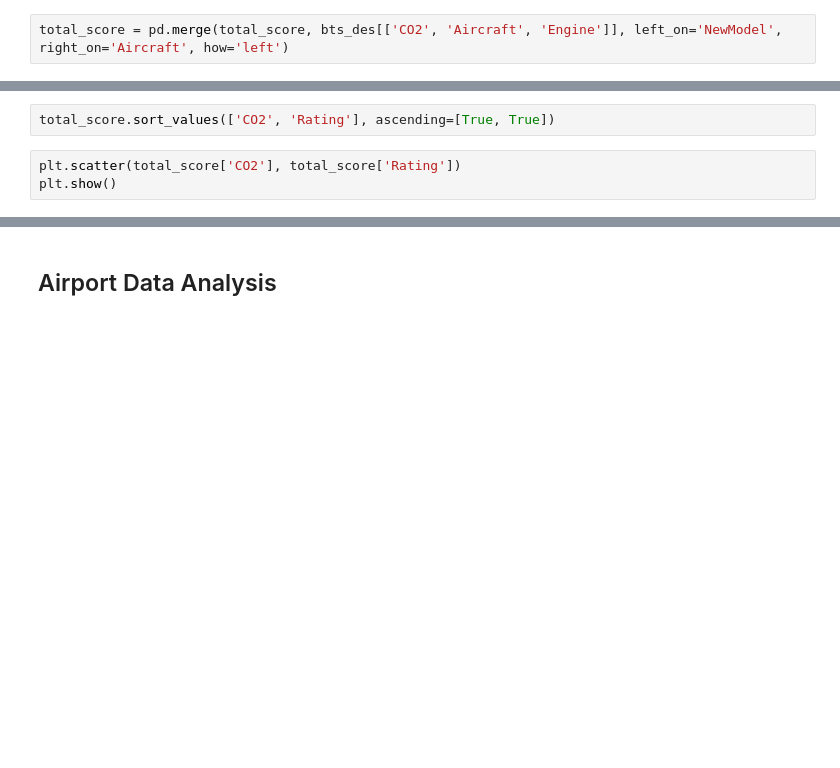
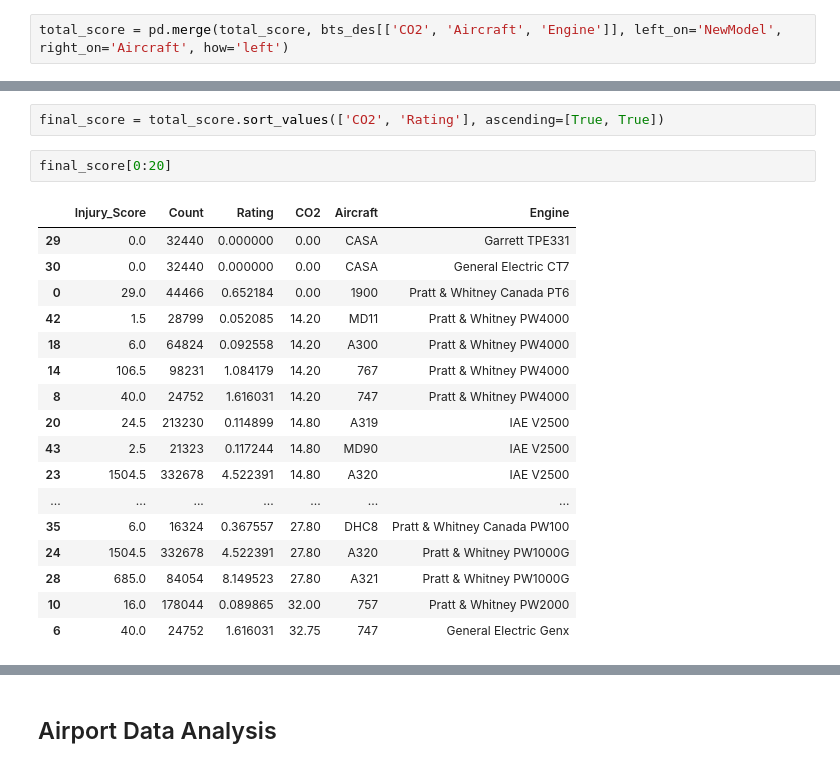
Before and after one commit to tstrain199/Aircraft_Safety_Analysis, a Jupyter notebook: Create-Data-Sets.ipynb, the cells around one changed output, grey strips where cells are left out. Cells and saved outputs as stored; diff of their text form; blank space fills up the shorter version.

```diff
--- a/Create-Data-Sets.ipynb
+++ b/Create-Data-Sets.ipynb
@@ -344,5 +354,22 @@ total_score.columns
 # %%
-total_score.sort_values(['CO2', 'Rating'], ascending=[True, True])
+final_score = total_score.sort_values(['CO2', 'Rating'], ascending=[True, True])
-# %%
-plt.scatter(total_score['CO2'], total_score['Rating'])
-plt.show()
+# %%
+final_score[0:20]
+# %% [output]
+|  | Injury_Score | Count | Rating | CO2 | Aircraft | Engine |
+| 29 | 0.0 | 32440 | 0.000000 | 0.00 | CASA | Garrett TPE331 |
+| 30 | 0.0 | 32440 | 0.000000 | 0.00 | CASA | General Electric CT7 |
+| 0 | 29.0 | 44466 | 0.652184 | 0.00 | 1900 | Pratt & Whitney Canada PT6 |
+| 42 | 1.5 | 28799 | 0.052085 | 14.20 | MD11 | Pratt & Whitney PW4000 |
+| 18 | 6.0 | 64824 | 0.092558 | 14.20 | A300 | Pratt & Whitney PW4000 |
+| 14 | 106.5 | 98231 | 1.084179 | 14.20 | 767 | Pratt & Whitney PW4000 |
+| 8 | 40.0 | 24752 | 1.616031 | 14.20 | 747 | Pratt & Whitney PW4000 |
+| 20 | 24.5 | 213230 | 0.114899 | 14.80 | A319 | IAE V2500 |
+| 43 | 2.5 | 21323 | 0.117244 | 14.80 | MD90 | IAE V2500 |
+| 23 | 1504.5 | 332678 | 4.522391 | 14.80 | A320 | IAE V2500 |
+| ... | ... | ... | ... | ... | ... | ... |
+| 35 | 6.0 | 16324 | 0.367557 | 27.80 | DHC8 | Pratt & Whitney Canada PW100 |
+| 24 | 1504.5 | 332678 | 4.522391 | 27.80 | A320 | Pratt & Whitney PW1000G |
+| 28 | 685.0 | 84054 | 8.149523 | 27.80 | A321 | Pratt & Whitney PW1000G |
+| 10 | 16.0 | 178044 | 0.089865 | 32.00 | 757 | Pratt & Whitney PW2000 |
+| 6 | 40.0 | 24752 | 1.616031 | 32.75 | 747 | General Electric Genx |
```
Also changed, not shown: parts of 29 cells of this notebook, 1 other file.
